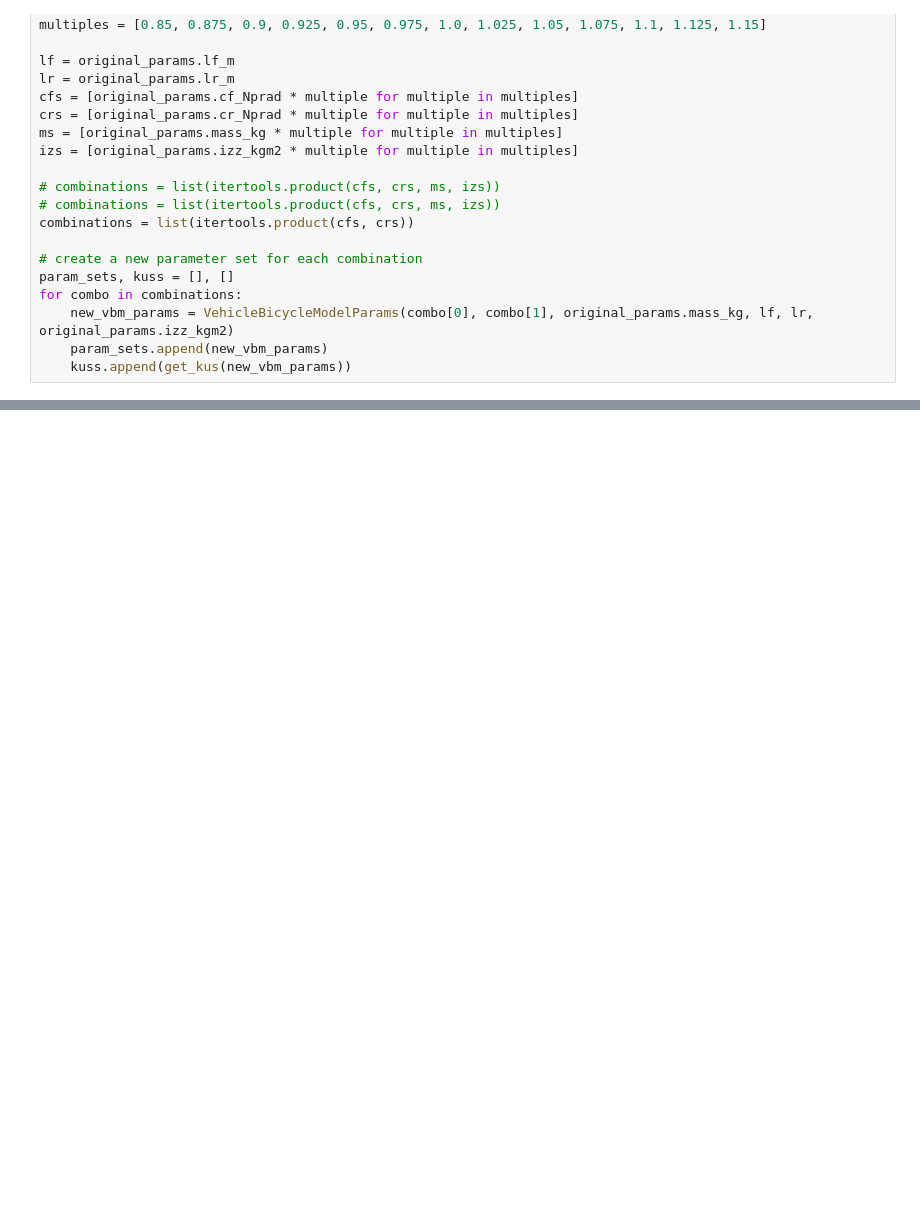
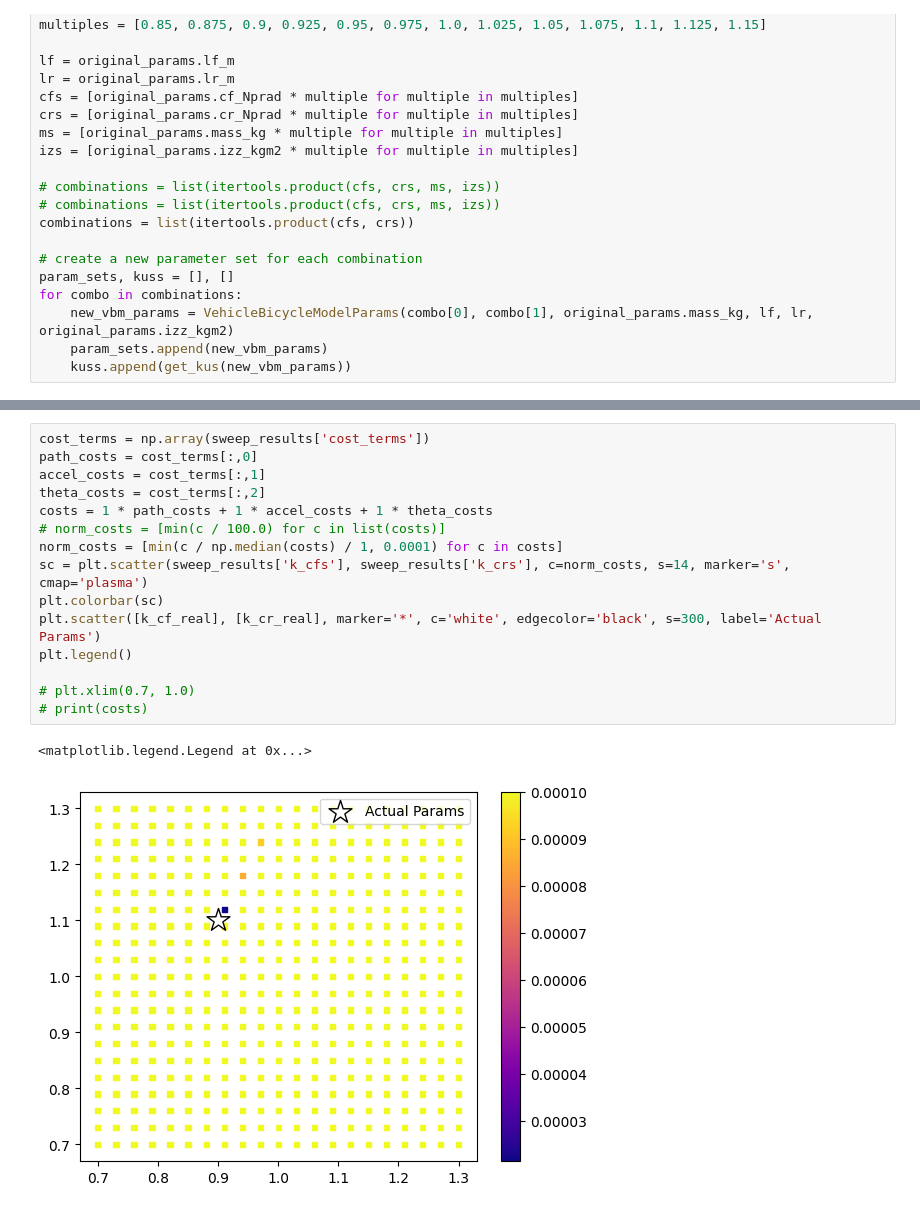
Before and after one commit to SamKhzym/cloud-auto-park, a Jupyter notebook: sim_ws/src/digital_twin/param_estimator/analysis/param_est_doe.ipynb, the cells around one changed output, grey strips where cells are left out. Drawn from its saved outputs; the diff is of its cells as text; blank space fills up the shorter version.

```diff
--- a/sim_ws/src/digital_twin/param_estimator/analysis/param_est_doe.ipynb
+++ b/sim_ws/src/digital_twin/param_estimator/analysis/param_est_doe.ipynb
@@ -564,0 +410,18 @@ KeyError: 'ys_actual'
+# %%
+cost_terms = np.array(sweep_results['cost_terms'])
+path_costs = cost_terms[:,0]
+accel_costs = cost_terms[:,1]
+theta_costs = cost_terms[:,2]
+costs = 1 * path_costs + 1 * accel_costs + 1 * theta_costs
+# norm_costs = [min(c / 100.0) for c in list(costs)]
+norm_costs = [min(c / np.median(costs) / 1, 0.0001) for c in costs]
+sc = plt.scatter(sweep_results['k_cfs'], sweep_results['k_crs'], c=norm_costs, s=14, marker='s', cmap='plasma')
+plt.colorbar(sc)
+plt.scatter([k_cf_real], [k_cr_real], marker='*', c='white', edgecolor='black', s=300, label='Actual Params')
+plt.legend()
+
+# plt.xlim(0.7, 1.0)
+# print(costs)
+# %% [output]
+<matplotlib.legend.Legend at 0x...>
+[figure, added]
```
Also changed, not shown: parts of 26 cells of this notebook, 2 other files.
